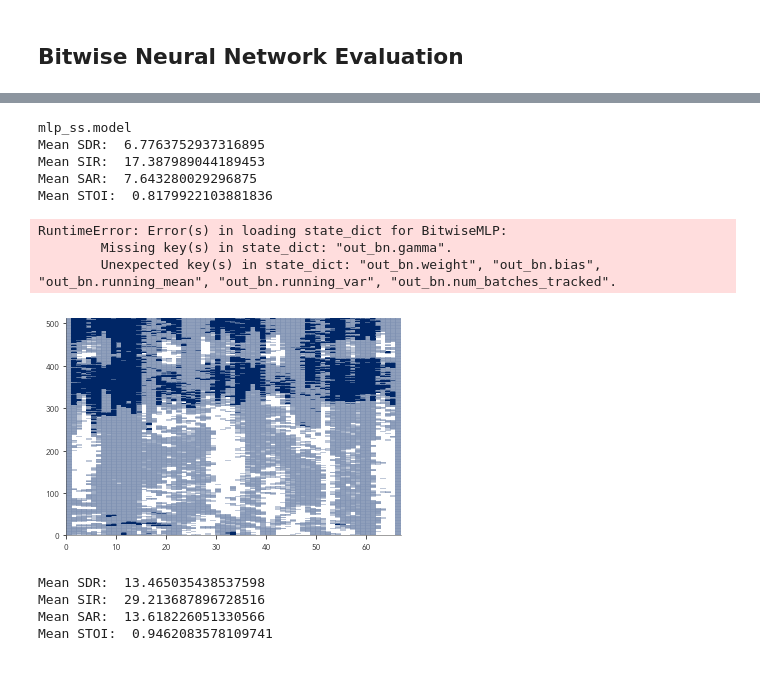
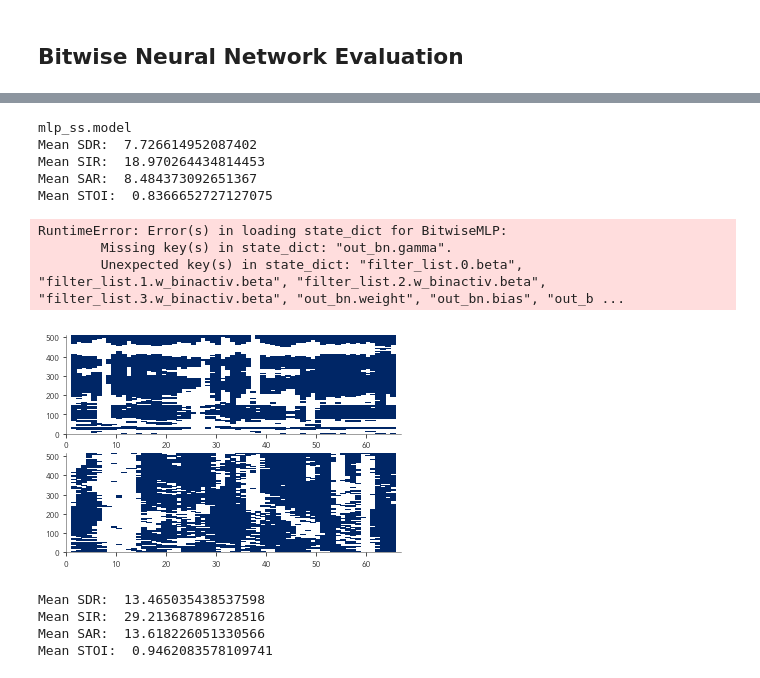
Before and after one commit to rhiga2/BinaryNeuralNetwork, a Jupyter notebook: loss_and_metrics/evaluate_models.ipynb, the cells around one changed output, grey strips where cells are left out. Drawn from its saved outputs; the diff is of its cells as text; code cells hidden in the pictures.

```diff
--- a/loss_and_metrics/evaluate_models.ipynb
+++ b/loss_and_metrics/evaluate_models.ipynb
@@ -101,42 +106,45 @@ torch.Size([15872]) (15872,)
 # %%
 # Evaluate real source separation network
 directory = '../models/'
 models = ['mlp_ss.model', 'bmlp_ss.model']
-in_binactiv_names = ['tanh', 'clipped_ste']
-w_binactiv_names = ['ptanh', 'ptanh_ste']
+in_binactiv_names = ['tanh', 'tanh_ste']
+w_binactiv_names = ['tanh', 'tanh_ste']
 metrics = []
 
 for in_binactiv_name, w_binactiv_name, model in zip(in_binactiv_names, w_binactiv_names, models):
     in_binactiv = binary_layers.pick_activation(in_binactiv_name)
     w_binactiv = binary_layers.pick_activation(w_binactiv_name)
     mlp = bitwise_mlp.BitwiseMLP(2052, 513, fc_sizes=[2048, 2048, 2048], in_binactiv=in_binactiv,
                                  w_binactiv=w_binactiv, bias=False)
     mlp.load_state_dict(torch.load(directory + model))
     solver = BinarySTFTSolver(mlp, F.binary_cross_entropy_with_logits)
     loss, met = solver.eval(test_dl, raw_dl)
     sdr, sir, sar, stoi = met.mean()
     metrics.append(met)
     mask, ibm = get_audio_output(mlp, testset[0], raw_testset[0], sampling_rate=8000)
     print(model)
     print('Mean SDR: ', sdr)
     print('Mean SIR: ', sir)
     print('Mean SAR: ', sar)
     print('Mean STOI: ', stoi)
     plt.figure()
-    plt.pcolormesh(mask - ibm)
+    plt.subplot(211)
+    plt.pcolormesh(mask)
+    plt.subplot(212)
+    plt.pcolormesh(ibm)
 # %% [output]
 [interactive output not drawn]
 [interactive output not drawn]
 [interactive output not drawn]
 mlp_ss.model
-Mean SDR:  6.7763752937316895
-Mean SIR:  17.387989044189453
-Mean SAR:  7.643280029296875
-Mean STOI:  0.8179922103881836
+Mean SDR:  7.726614952087402
+Mean SIR:  18.970264434814453
+Mean SAR:  8.484373092651367
+Mean STOI:  0.8366652727127075
 RuntimeError: Error(s) in loading state_dict for BitwiseMLP:
         Missing key(s) in state_dict: "out_bn.gamma".
-        Unexpected key(s) in state_dict: "out_bn.weight", "out_bn.bias", "out_bn.running_mean", "out_bn.running_var", "out_bn.num_batches_tracked".
+        Unexpected key(s) in state_dict: "filter_list.0.beta", "filter_list.1.w_binactiv.beta", "filter_list.2.w_binactiv.beta", "filter_list.3.w_binactiv.beta", "out_bn.weight", "out_bn.bias", "out_b ...
-[figure, old version]
+[figure, new version]
 # %%
 loss, met = solver.get_baseline(test_dl, raw_dl)
 sdr, sir, sar, stoi = met.mean()
```
Also changed, not shown: parts of 4 cells of this notebook, 2 other files.
